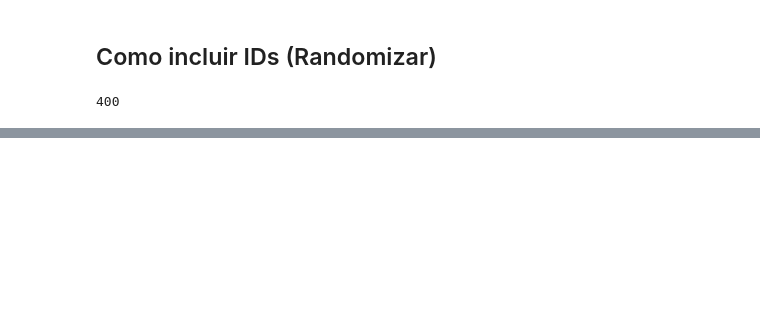
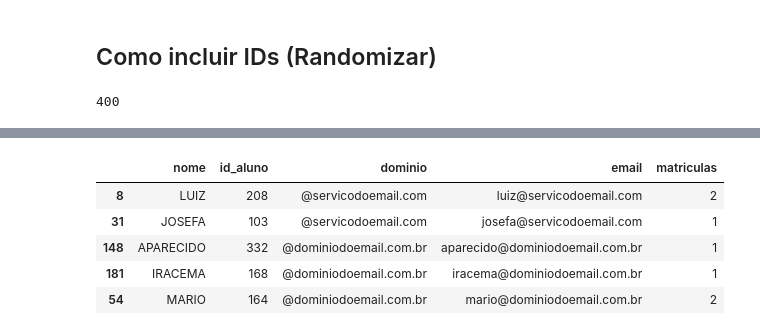
Before and after one commit to Henrxque/N006_Pandas-Input-and-Output, a Jupyter notebook: Python_Input_and_Output_IO.ipynb, the cells around one changed output, grey strips where cells are left out. Cells and saved outputs as stored; diff of their text form; code cells hidden in the pictures; blank space fills up the shorter version.

```diff
--- a/Python_Input_and_Output_IO.ipynb
+++ b/Python_Input_and_Output_IO.ipynb
@@ -135,0 +323,9 @@ nomes.sample(5)
+# %%
+nomes.sample(5)
+# %% [output]
+|  | nome | id_aluno | dominio | email | matriculas |
+| 8 | LUIZ | 208 | @servicodoemail.com | luiz@servicodoemail.com | 2 |
+| 31 | JOSEFA | 103 | @servicodoemail.com | josefa@servicodoemail.com | 1 |
+| 148 | APARECIDO | 332 | @dominiodoemail.com.br | aparecido@dominiodoemail.com.br | 1 |
+| 181 | IRACEMA | 168 | @dominiodoemail.com.br | iracema@dominiodoemail.com.br | 1 |
+| 54 | MARIO | 164 | @dominiodoemail.com.br | mario@dominiodoemail.com.br | 2 |
```
Also changed, not shown: parts of 43 cells of this notebook.
